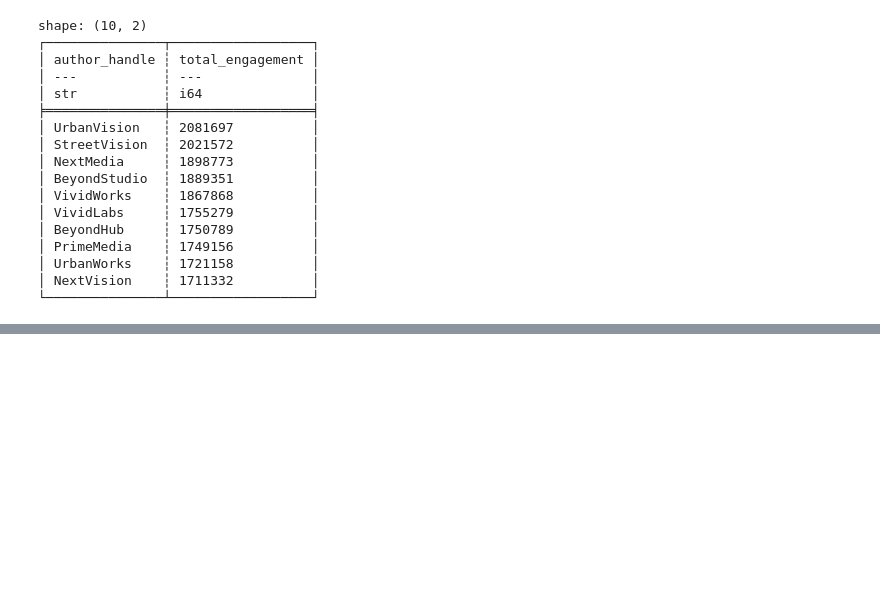
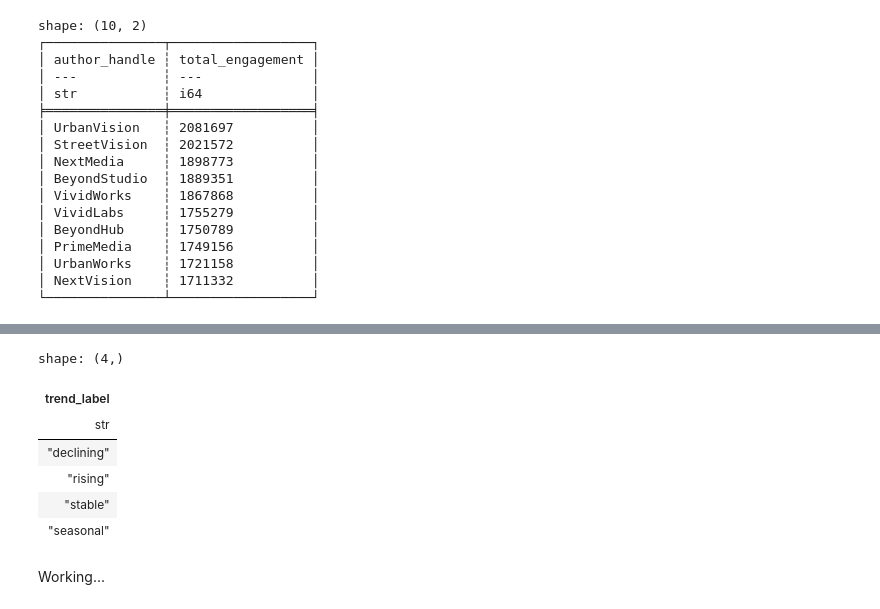
Before and after one commit to LeonTran29/YouTubeShorts-TikTok2025_Trends-Dataset, a Jupyter notebook: Process.ipynb, the cells around one changed output, grey strips where cells are left out. Drawn from its saved outputs; the diff is of its cells as text; code cells hidden in the pictures; blank space fills up the shorter version.

```diff
--- a/Process.ipynb
+++ b/Process.ipynb
@@ -551,0 +580,14 @@ shape: (10, 2)
+# %%
+# Trend Identification & Analysis
+data_temp = datasets['shorts_vs_tiktok']
+display(data_temp['trend_label'].unique())
+# %% [output]
+shape: (4,)
+| trend_label |
+| str |
+| "declining" |
+| "rising" |
+| "stable" |
+| "seasonal" |
+# %% [markdown]
+Working...
```
Also changed, not shown: parts of 4 cells of this notebook.
